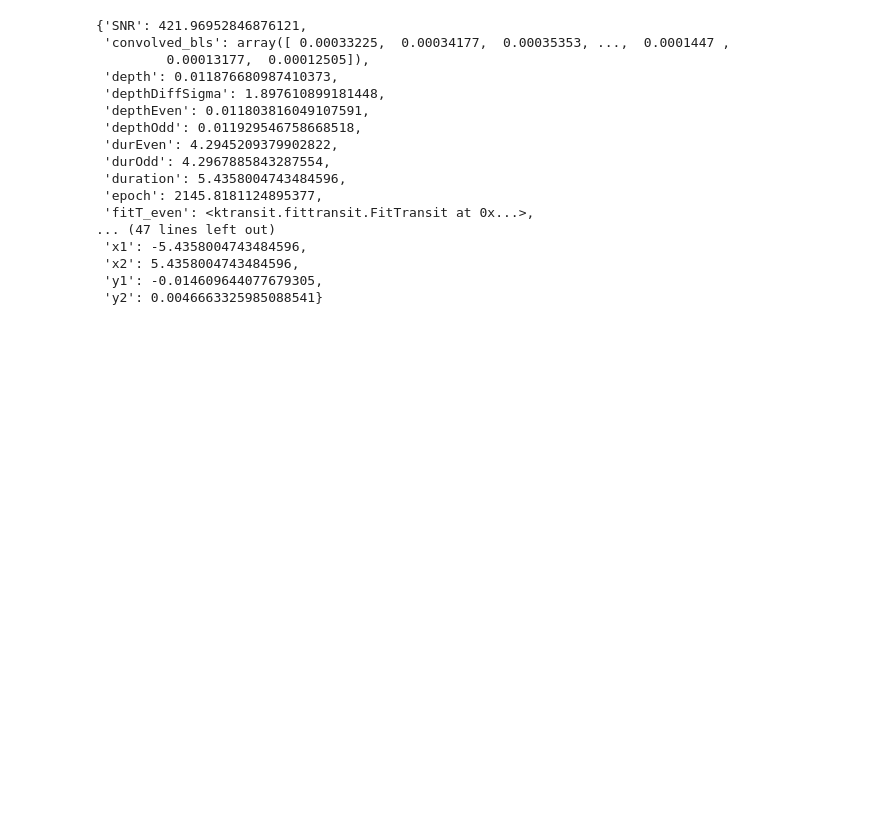
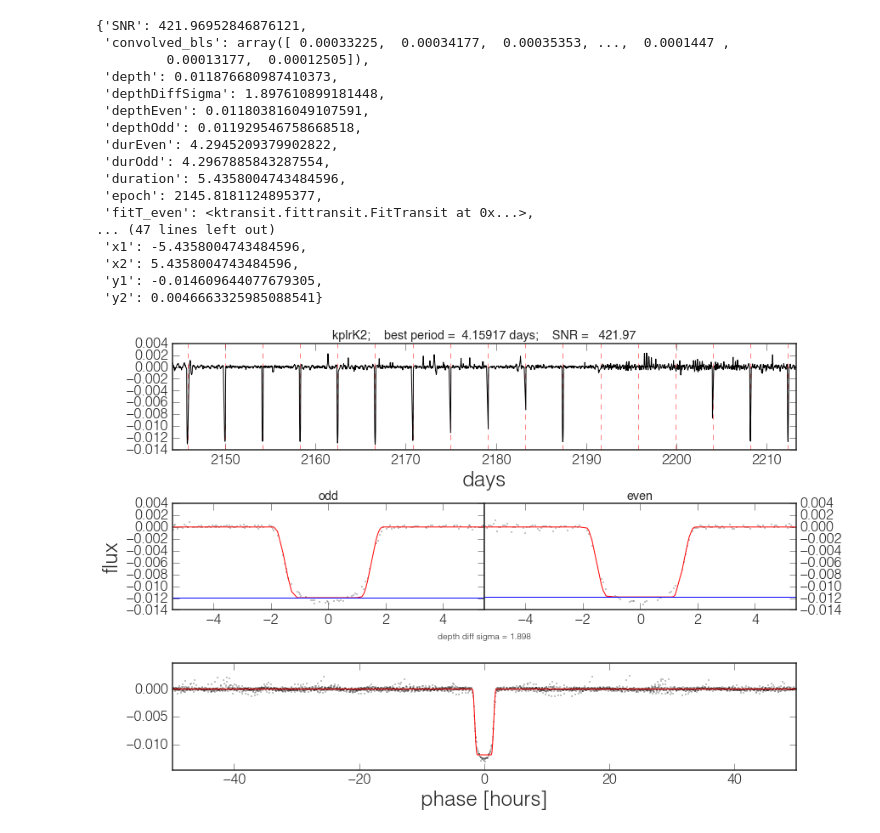
Before and after one commit to exoplanetvetting/DAVE, a Jupyter notebook: blsCode/Untitled.ipynb, the cells around one changed output. Drawn from its saved outputs; the diff is of its cells as text; code cells hidden in the pictures; blank space fills up the shorter version.

```diff
--- a/blsCode/Untitled.ipynb
+++ b/blsCode/Untitled.ipynb
@@ -153,3 +248,10 @@ outs
  'x2': 5.4358004743484596,
  'y1': -0.014609644077679305,
  'y2': 0.0046663325985088541}
+# %%
+plotSearch(outs)
+fig = plt.gcf()
+fig.set_figwidth(12)
+fig.set_figheight(9)
+# %% [output]
+[figure, added]
```
Also changed, not shown: parts of 12 cells of this notebook, 1 other file.
